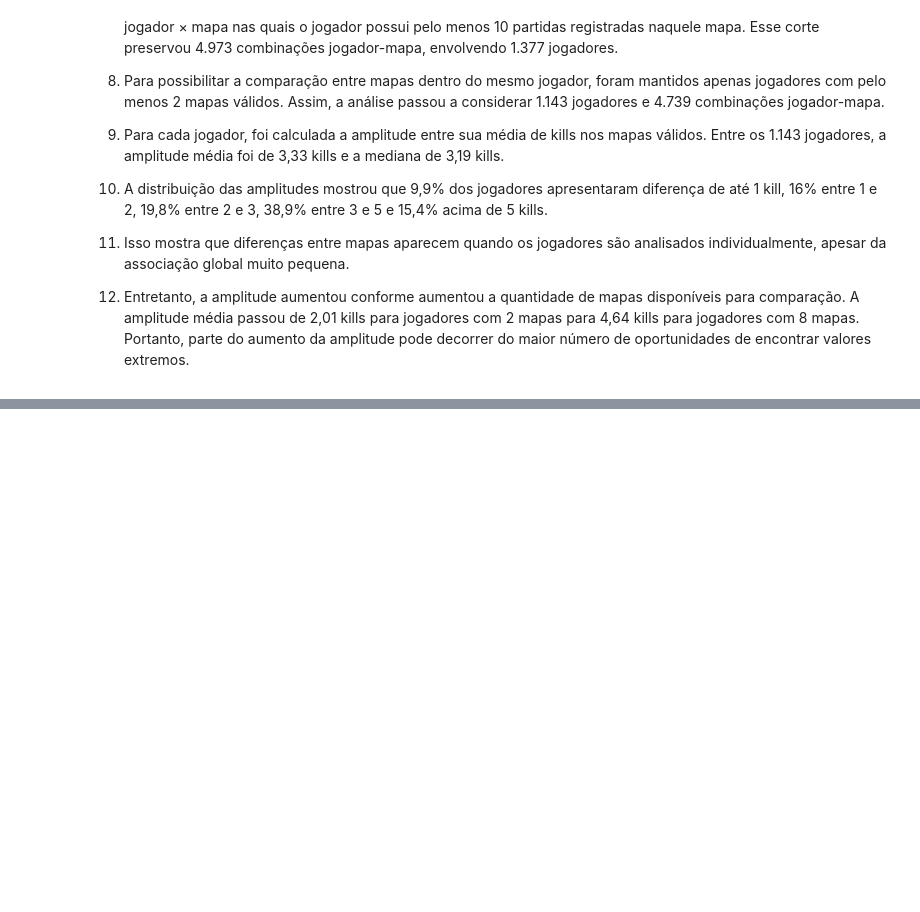
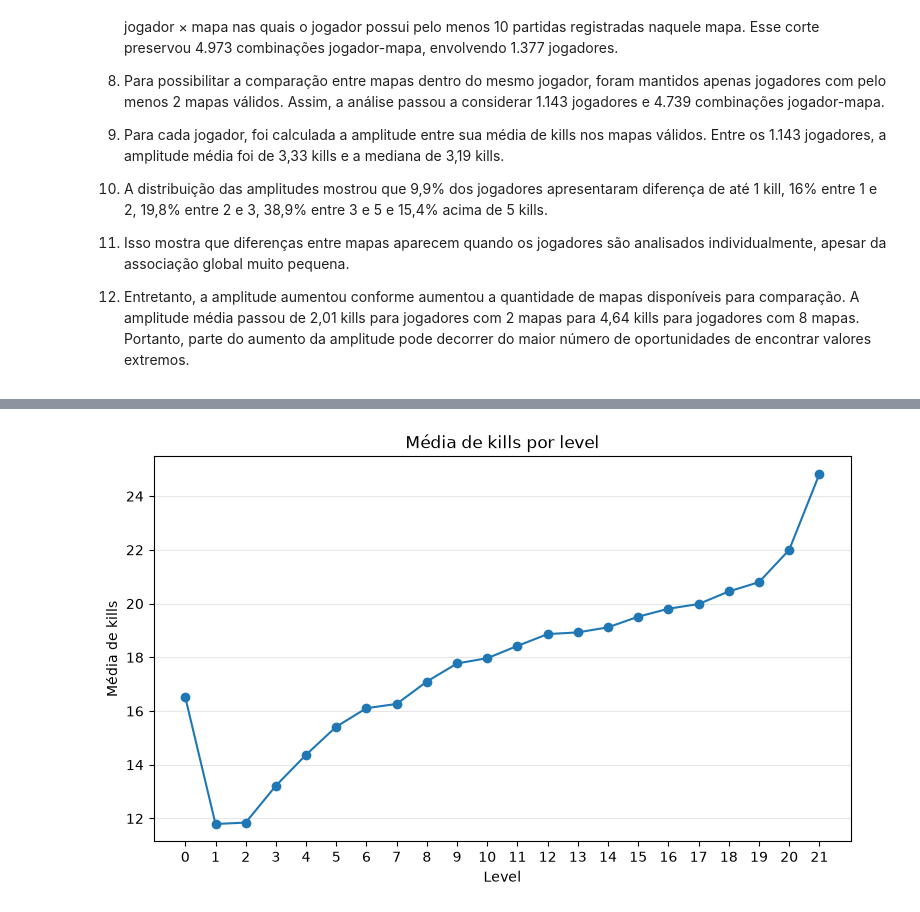
Before and after one commit to lucasccesar/Projeto-IA, a Jupyter notebook: notebooks/01_eda_dataset.ipynb, the cells around one changed output, grey strips where cells are left out. Cells and saved outputs as stored; diff of their text form; code cells hidden in the pictures; blank space fills up the shorter version.

Commit message:
feat: relação kill x level

```diff
--- a/notebooks/01_eda_dataset.ipynb
+++ b/notebooks/01_eda_dataset.ipynb
@@ -1030,0 +1055,15 @@ plt.show()
+# %%
+print(df['vlLevel'].value_counts().sort_index())
+
+kills_por_level = (
+    df.groupby('vlLevel')
+      .agg(
+          qtdRegistros=('qtKill', 'count'),
+          mediaKills=('qtKill', 'mean'),
+          medianaKills=('qtKill', 'median'),
+          desvioKills=('qtKill', 'std')
+      )
+      .reset_index()
+)
+
+display(kills_por_level)
@@ -1030,0 +1115,20 @@ plt.show()
+# %%
+# Plotando a média de kills por level
+plt.figure(figsize=(9, 5))
+
+plt.plot(
+    kills_por_level['vlLevel'],
+    kills_por_level['mediaKills'],
+    marker='o'
+)
+
+plt.xlabel('Level')
+plt.ylabel('Média de kills')
+plt.title('Média de kills por level')
+
+plt.xticks(kills_por_level['vlLevel'])
+plt.grid(axis='y', alpha=0.3)
+
+plt.show()
+# %% [output]
+[figure, added]
```
Also changed, not shown: parts of 6 cells of this notebook.
